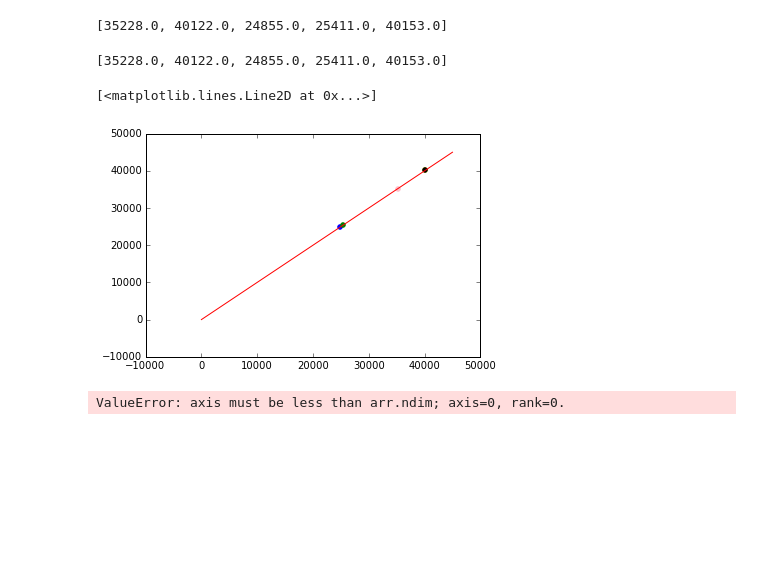
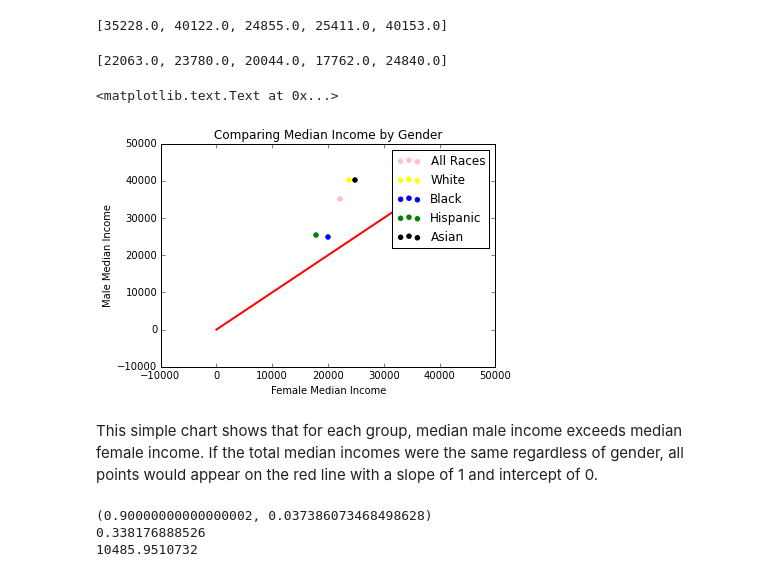
Before and after one commit to Rbc2pt0/PUI2015_rcohen, a Jupyter notebook: HW5/income_by_gender.ipynb, the cells around one changed output. Saved outputs shown, nothing was run; the diff lists cells and outputs as text; code cells hidden in the pictures; blank space fills up the shorter version.

```diff
--- a/HW5/income_by_gender.ipynb
+++ b/HW5/income_by_gender.ipynb
@@ -57,16 +41,16 @@ Index([      u'Characteristic',    u'Total with Income',
 for k in allmales:
     nonreal  = allmales[k].applymap(np.isreal)
     for c in allmales[k].columns :
-        if nonreal.sum()[c]>1 and nonreal.sum()[c]<49:
+        #if nonreal.sum()[c]>1 and nonreal.sum()[c]<49:
             allmales[k][c][~nonreal[c]] = np.float('NaN')
             allmales[k][c] = allmales[k][c].astype(float)
 
 for f in allfemales:
     nonreal  = allfemales[f].applymap(np.isreal)
     for o in allfemales[f].columns :
-        if nonreal.sum()[o]>1 and nonreal.sum()[o]<49:
+        #if nonreal.sum()[o]>1 and nonreal.sum()[o]<49:
             allfemales[f][o][~nonreal[o]] = np.float('NaN')
-            allfemales[f][o] = allmales[f][o].astype(float)
+            allfemales[f][o] = allfemales[f][o].astype(float)
 # %% [output]
 A value is trying to be set on a copy of a slice from a DataFrame
 
@@ -129,16 +114,20 @@ mfh = allfemales['hispanic']['Median income'][1]
 mfa = allfemales['asian']['Median income'][1]
 print [mf, mfw, mfb, mfh, mfa]
 # %% [output]
-[35228.0, 40122.0, 24855.0, 25411.0, 40153.0]
+[22063.0, 23780.0, 20044.0, 17762.0, 24840.0]
 # %%
-pl.scatter(mf, med_male, color='pink')
-pl.scatter(mfw, fmed_white, color='yellow')
-pl.scatter(mfb, fmed_black, color='blue')
-pl.scatter(mfh, fmed_hispanic, color='green')
-pl.scatter(mfa, fmed_asian, color='black')
+pl.scatter(mf, med_male, color='pink', label = 'All Races')
+pl.scatter(mfw, med_white, color='yellow', label = 'White')
+pl.scatter(mfb, med_black, color='blue', label = 'Black')
+pl.scatter(mfh, med_hispanic, color='green', label = 'Hispanic')
+pl.scatter(mfa, med_asian, color='black', label = 'Asian')
 
 x = numpy.arange(0,45000,1)
-pl.plot(x, x, color='red')
+pl.plot(x, x, color='red', linewidth=2.0)
+pl.legend(bbox_to_anchor=(1, 1))
+pl.xlabel('Female Median Income')
+pl.ylabel('Male Median Income')
+pl.title('Comparing Median Income by Gender')
 # %% [output]
-[<matplotlib.lines.Line2D at 0x...>]
+<matplotlib.text.Text at 0x...>
-[figure, old version]
+[figure, new version]
@@ -148,16 +134,2 @@ pl.plot(x, x, color='red')
-# %%
-import pandas as pd
-import sys
-import os
-import numpy
-import pylab as pl
-from pandas.tools.plotting import scatter_matrix
-import statsmodels.api as sm
-import scipy as sp
-
-cor = sp.stats.spearmanr(mf, med_male)
-all_males.std()/all_females.std()
-beta1=cor[0]*all_females.std()/all_males.std()
-beta0=all_females.mean()-beta1*all_males.mean()
-# %% [output]
-ValueError: axis must be less than arr.ndim; axis=0, rank=0.
+# %% [markdown]
+This simple chart shows that for each group, median male income exceeds median female income. If the total median incomes were the same regardless of gender, all points would appear on the red line with a slope of 1 and intercept of 0.
@@ -163,0 +142,14 @@ ValueError: axis must be less than arr.ndim; axis=0, rank=0.
+# %%
+cor = stats.spearmanr(male_array, female_array)
+print cor
+
+male_array.std()/female_array.std()
+beta1=cor[0]*male_array.std()/female_array.std()
+beta0=male_array.mean()-beta1*female_array.mean()
+
+print beta1
+print beta0
+# %% [output]
+(0.90000000000000002, 0.037386073468498628)
+0.338176888526
+10485.9510732
```
Also changed, not shown: parts of 19 cells of this notebook, 1 other file.
